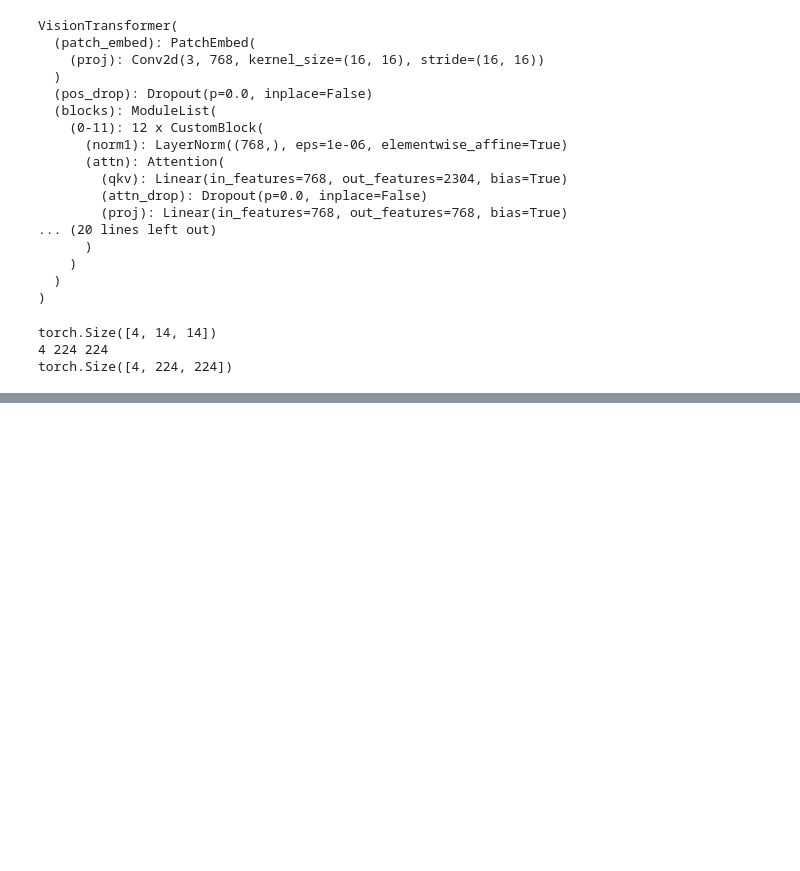
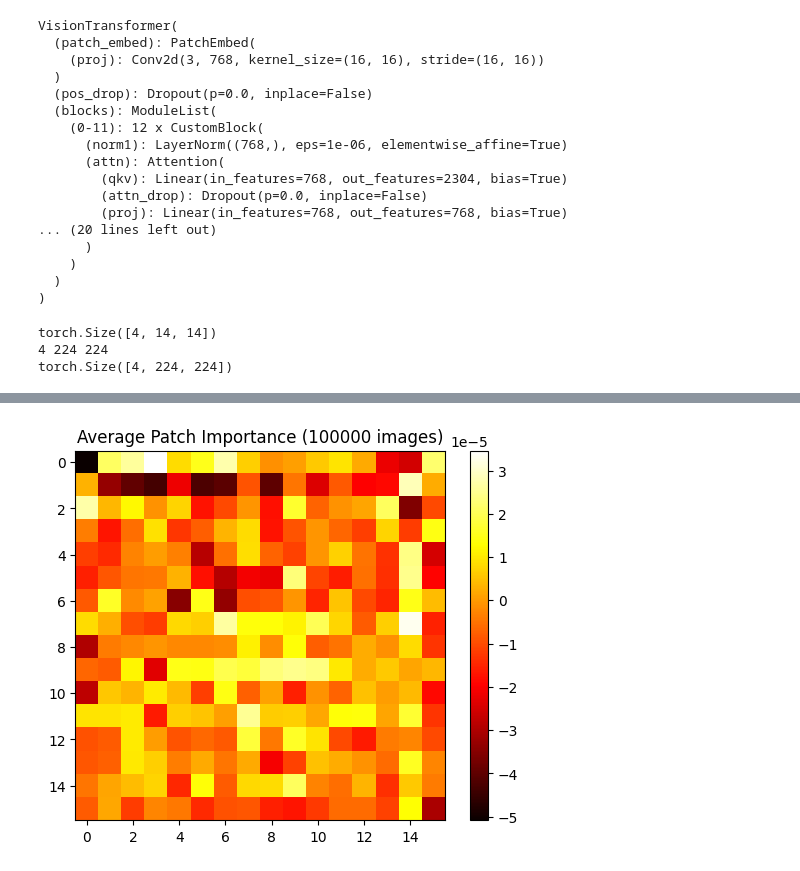
Before and after one commit to myunghakLee/mae_temp, a Jupyter notebook: mask_model_checking.ipynb, the cells around one changed output, grey strips where cells are left out. Cells and saved outputs as stored; diff of their text form; code cells hidden in the pictures; blank space fills up the shorter version.

```diff
--- a/mask_model_checking.ipynb
+++ b/mask_model_checking.ipynb
@@ -267,0 +346,96 @@ tensor([[[0.2699, 1.3402, 1.0269,  ..., 0.0426, 0.0893, 0.6687],
+# %%
+import torch
+import torch.nn as nn
+import torchvision
+import torchvision.transforms as transforms
+from torchvision.models import resnet50
+from torch.utils.data import DataLoader
+from torchvision.datasets import ImageFolder
+import numpy as np
+import matplotlib.pyplot as plt
+
+# ---------------------------
+# 1. ImageNet Validation Dataset 로드
+# ---------------------------
+data_dir = "/data/docparser_mh/temp/data/ImageNet/"  # <- 여기를 실제 validation set 경로로 바꿔주세요.
+
+transform = transforms.Compose([
+    transforms.Resize((224, 224)),   # 모델 입력 크기 맞춤
+    transforms.ToTensor(),
+    transforms.Normalize(mean=[0.485, 0.456, 0.406],
+                         std=[0.229, 0.224, 0.225])
+])
+
+dataset = ImageFolder(root=data_dir, transform=transform)
+dataloader = DataLoader(dataset, batch_size=64, shuffle=True)
+
+# ---------------------------
+# 2. 사전학습된 모델 로드 (ResNet50)
+# ---------------------------
+device = torch.device("cuda" if torch.cuda.is_available() else "cpu")
+
+model = resnet50(pretrained=True).to(device)
+model.eval()
+
+# ---------------------------
+# 3. 중요도 계산 함수 (패치 단위)
+# ---------------------------
+def compute_batch_patch_importance(imgs, model, num_patches=16):
+    """
+    imgs: (B, 3, 224, 224)
+    model: pretrained model
+    num_patches: 가로/세로 패치 개수
+    """
+    B, _, H, W = imgs.shape
+    patch_H, patch_W = H // num_patches, W // num_patches
+
+    imgs = imgs.clone().detach().to(device)
+    imgs.requires_grad_(True)
+
+    # 모델 forward
+    outputs = model(imgs)
+    preds = outputs.argmax(dim=1)  # 각 이미지의 예측 클래스 선택
+
+    # batch별로 gradient 계산
+    loss = outputs[torch.arange(B), preds].sum()
+    loss.backward()
+
+    # 입력에 대한 gradient
+    grads = imgs.grad.detach()  # (B, H, W)
+    GI = grads * imgs.detach()
+    GI = GI.mean(dim=1)  # (B, H, W)
+    # 각 이미지별 패치 중요도 계산
+    batch_importance = torch.zeros((B, num_patches, num_patches), device=device)
+    for i in range(num_patches):
+        for j in range(num_patches):
+            patch = GI[:, i*patch_H:(i+1)*patch_H, j*patch_W:(j+1)*patch_W]
+            batch_importance[:, i, j] = patch.mean(dim=(1,2))
+
+    return batch_importance.cpu().numpy()
+
+# ---------------------------
+# 4. 전체 데이터에 대해 누적 후 평균
+# ---------------------------
+
+from tqdm import tqdm
+
+num_patches = 16
+importance_accum = np.zeros((num_patches, num_patches))
+num_samples = 0
+
+for imgs, _ in tqdm(dataloader):
+    batch_importance = compute_batch_patch_importance(imgs, model, num_patches=num_patches)
+    importance_accum += batch_importance.sum(axis=0)  # 배치 내 합산
+    num_samples += batch_importance.shape[0]
+
+importance_mean = importance_accum / num_samples
+
+# ---------------------------
+# 5. 시각화
+# ---------------------------
+plt.imshow(importance_mean, cmap="hot")
+plt.colorbar()
+plt.title(f"Average Patch Importance ({num_samples} images)")
+plt.show()
+# %% [output]
+[figure, added]
```
Also changed, not shown: parts of 18 cells of this notebook, 2 other files.
